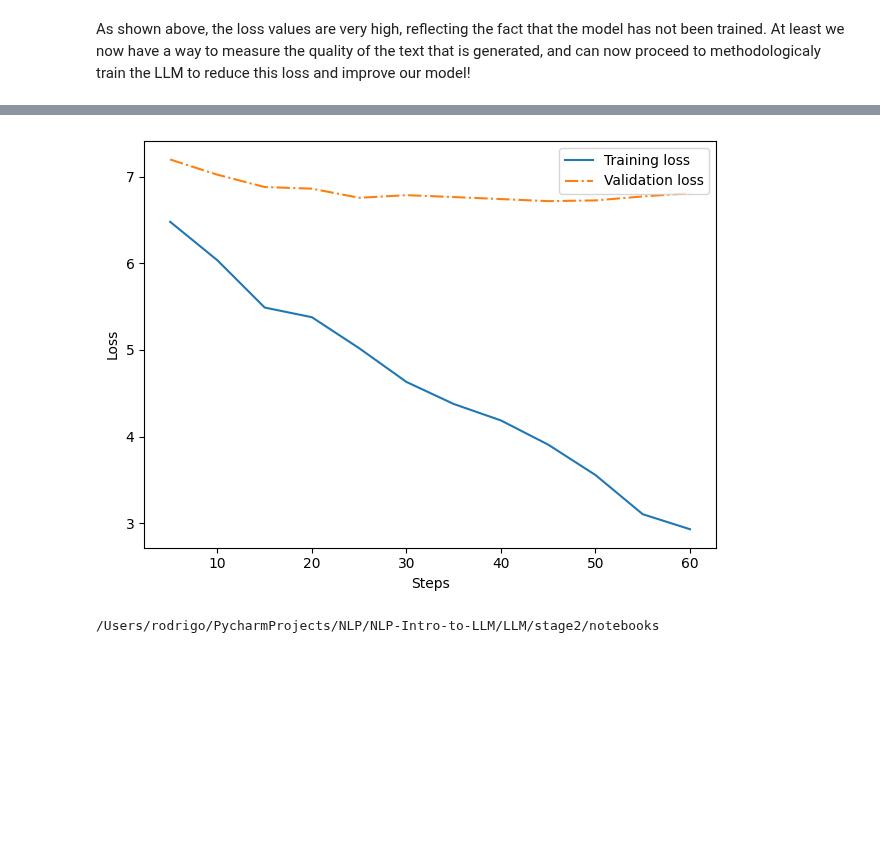
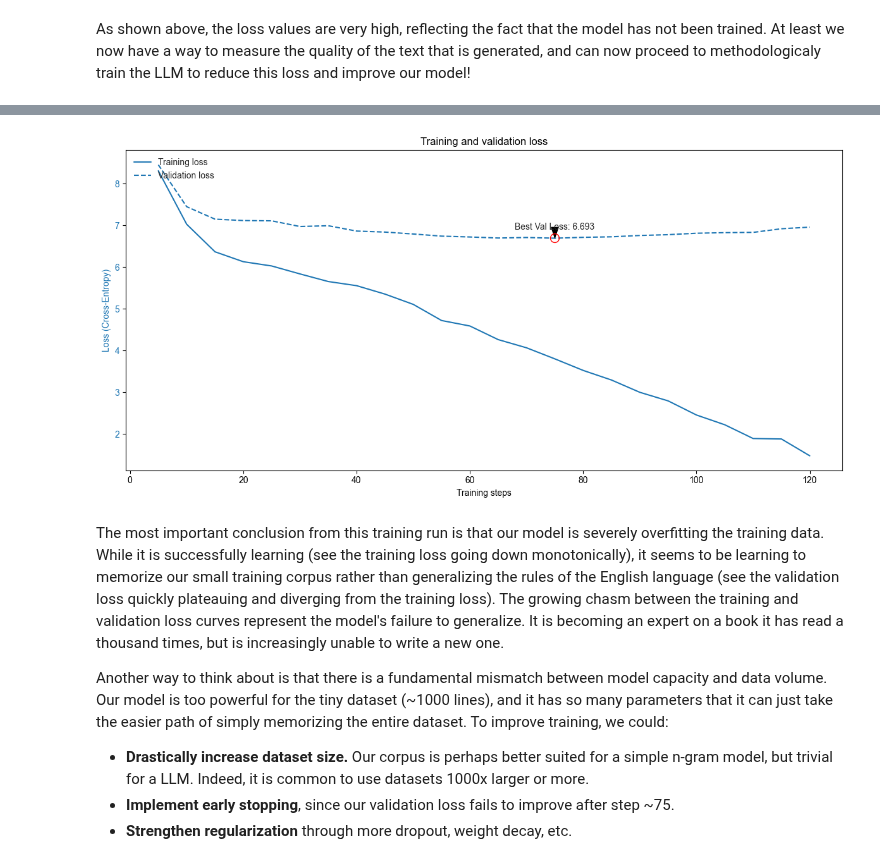
Before and after one commit to roodriigoooo/llm_deepdive, a Jupyter notebook: LLM/stage2/notebooks/pretraining.ipynb, the cells around one changed output, grey strips where cells are left out. Saved outputs shown, nothing was run; the diff lists cells and outputs as text; code cells hidden in the pictures; blank space fills up the shorter version.

Commit message:
training run1

```diff
--- a/LLM/stage2/notebooks/pretraining.ipynb
+++ b/LLM/stage2/notebooks/pretraining.ipynb
@@ -545,7 +537,7 @@ def train_model(model, train_loader, val_loader,
     return history
 # %%
 optimizer = torch.optim.AdamW(model.parameters(), lr=0.0004, weight_decay=0.1)
-num_epochs = 5
+num_epochs = 10
 torch.manual_seed(123)
 
 history = train_model(model, train_loader, val_loader,
@@ -597,17 +630,40 @@ Epoch 5 done in 173.76321005821228 seconds
 # %%
 import matplotlib.pyplot as plt
+import numpy as np
 
-plt.plot(history['steps'], history['train_loss'], label='Training loss')
-plt.plot(history['steps'], history['val_loss'], linestyle="-.", label='Validation loss')
-plt.xlabel('Steps')
-plt.ylabel('Loss')
-plt.legend(loc='upper right')
-plt.tight_layout()
+best_val_loss_step = history['steps'][np.argmin(history['val_loss'])]
+best_val_loss = min(history['val_loss'])
+
+fig, ax1 = plt.subplots(figsize=(12, 6))
+plt.style.use('seaborn-v0_8-whitegrid')
+color = 'tab:blue'
+ax1.set_xlabel('Training steps')
+ax1.set_ylabel('Loss (Cross-Entropy)', color=color)
+ax1.plot(history['steps'],history['train_loss'],color=color, linestyle='-', label='Training loss')
+ax1.plot(history['steps'],history['val_loss'],color=color, linestyle='--', label='Validation loss')
+ax1.tick_params(axis='y', labelcolor=color)
+ax1.legend(loc='upper left')
+
+# Annotate the best validation loss
+ax1.annotate(f'Best Val Loss: {best_val_loss:.3f}',
+             xy=(best_val_loss_step, best_val_loss),
+             xytext=(best_val_loss_step, best_val_loss + 0.2),
+             arrowprops=dict(facecolor='black', shrink=0.05, width=1, headwidth=8),
+             ha='center')
+ax1.scatter(best_val_loss_step, best_val_loss, s=100, facecolors='none', edgecolors='r', zorder=5)
+
+plt.title('Training and validation loss')
+fig.tight_layout()
 plt.show()
 # %% [output]
-[figure, old version]
+[figure, new version]
 # %%
 torch.save(model.state_dict(), 'model.pth')
-print(os.getcwd())
-# %% [output]
-/Users/rodrigo/PycharmProjects/NLP/NLP-Intro-to-LLM/LLM/stage2/notebooks
+# %% [markdown]
+The most important conclusion from this training run is that our model is severely overfitting the training data. While it is successfully learning (see the training loss going down monotonically), it seems to be learning to memorize our small training corpus rather than generalizing the rules of the English language (see the validation loss quickly plateauing and diverging from the training loss). The growing chasm between the training and validation loss curves represent the model's failure to generalize. It is becoming an expert on a book it has read a thousand times, but is increasingly unable to write a new one.
+
+Another way to think about is that there is a fundamental mismatch between model capacity and data volume. Our model is too powerful for the tiny dataset (~1000 lines), and it has so many parameters that it can just take the easier path of simply memorizing the entire dataset. To improve training, we could:
+
+- **Drastically increase dataset size.** Our corpus is perhaps better suited for a simple n-gram model, but trivial for a LLM. Indeed, it is common to use datasets 1000x larger or more.
+- **Implement early stopping**, since our validation loss fails to improve after step ~75.
+- **Strengthen regularization** through more dropout, weight decay, etc.
```
Also changed, not shown: parts of 2 cells of this notebook.
